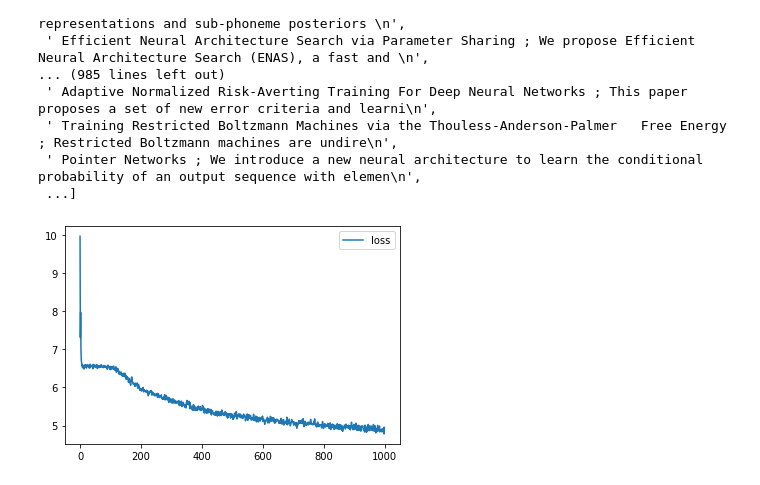
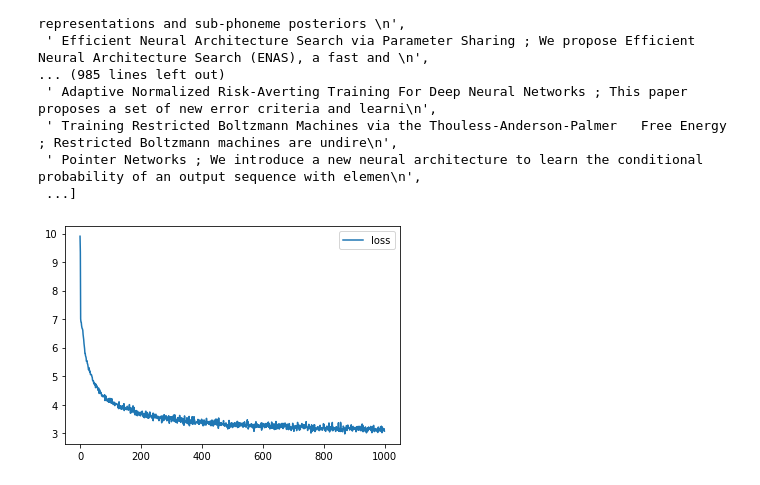
Before and after one commit to RomanSafronenkov/Algorithms, a Jupyter notebook: files/LSTM.ipynb, the cells around one changed output. Cells and saved outputs as stored; diff of their text form; code cells hidden in the pictures.

Commit message:
lstm fixed accum grads

```diff
--- a/files/LSTM.ipynb
+++ b/files/LSTM.ipynb
@@ -127,7 +127,7 @@ class BaseLayer(ABC):
         pass
 
 
-class Linear(BaseLayer):
+class LinearLSTM(BaseLayer):
     """
     Linear class permorms ordinary FC layer in neural networks
     Parameters:
@@ -167,9 +167,11 @@ class Linear(BaseLayer):
         b_grad = np.ones((1, len(output_error))).dot(output_error)
         input_error = output_error.dot(self.w.T)
 
+        return w_grad, b_grad, input_error
+
+    def step(self, w_grad, b_grad):
         self.w = self.w_optimizer.step(w_grad)
         self.b = self.b_optimizer.step(b_grad)
-        return input_error
 
 
 class Activation(BaseLayer):
@@ -563,4 +613,4 @@ errors = np.zeros(shape=(5, MAX_LENGTH-1, len(token_to_id)))
 for t in range(errors.shape[1]-1):
     errors[:, t, :] = cross_entropy_loss_derivative(sample[:, t+1].reshape(-1, 1), pred[:, t, :])
 
-lstm_unit.backward(errors)
+err = lstm_unit.backward(errors)
@@ -605,47 +637,47 @@ lines
 # %%
 emb_size = 16
 emb = Embedding(len(token_to_id), emb_size)
-emb.set_optimizer(ADAM(learning_rate=0.0001))
+emb.set_optimizer(ADAM(learning_rate=0.01))
 
 lstm_unit = LSTM(
     n_input=emb_size,
     n_hidden=64,
     n_output=len(token_to_id),
-    bptt_trunc=15
+    bptt_trunc=MAX_LENGTH
 )
-lstm_unit.set_optimizer(ADAM(learning_rate=0.0001))
+lstm_unit.set_optimizer(ADAM(learning_rate=0.01))
 
 batch_size = 64
 history = []
 for i in range(1000):
     batch_ix = to_matrix(np.random.choice(lines, size=batch_size, replace=False), token_to_id, max_len=MAX_LENGTH)
 
     encoded_data = emb(batch_ix)
 
     pred = lstm_unit(encoded_data)
 
     loss = 0
     for t in range(batch_ix.shape[1]-1):
         loss += cross_entropy_loss(batch_ix[:, t+1].reshape(-1, 1), pred[:, t, :])
 
     errors = np.zeros(shape=(batch_size, MAX_LENGTH-1, len(token_to_id)))
     for t in range(errors.shape[1]-1):
         errors[:, t, :] = cross_entropy_loss_derivative(batch_ix[:, t+1].reshape(-1, 1), pred[:, t, :])
 
     err = lstm_unit.backward(errors)
     emb.backward(err)
 
     # visualizing training process
     history.append(loss / batch_size)
     if (i + 1) % 10 == 0:
         clear_output(True)
         plt.plot(history,label='loss')
         plt.legend()
         plt.show()
 
 assert np.mean(history[:10]) > np.mean(history[-10:]), "RNN didn't converge."
 # %% [output]
-[figure, old version]
+[figure, new version]
 # %%
 history[-1]
 # %% [output]
```
Also changed, not shown: parts of 8 cells of this notebook.
